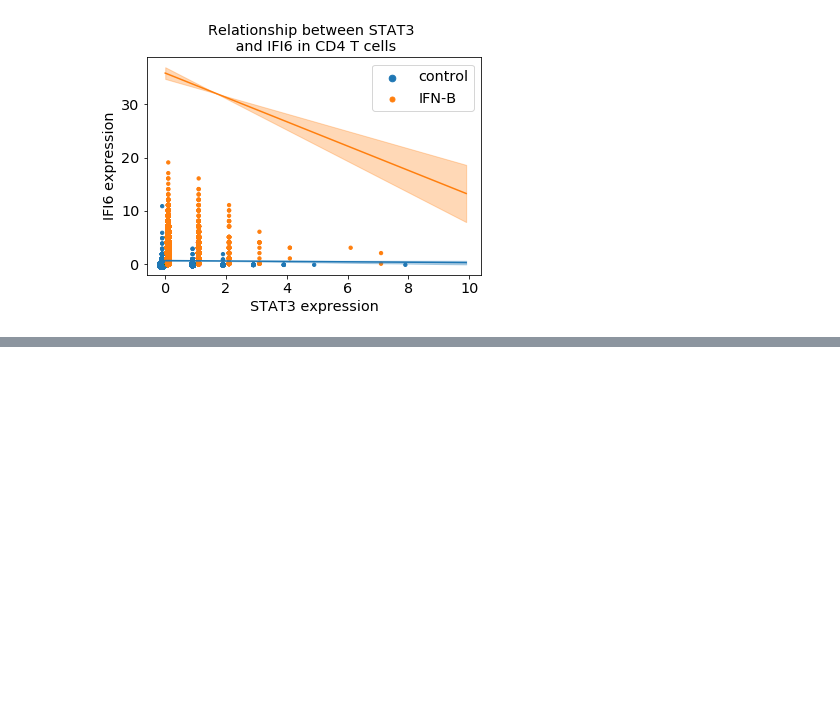
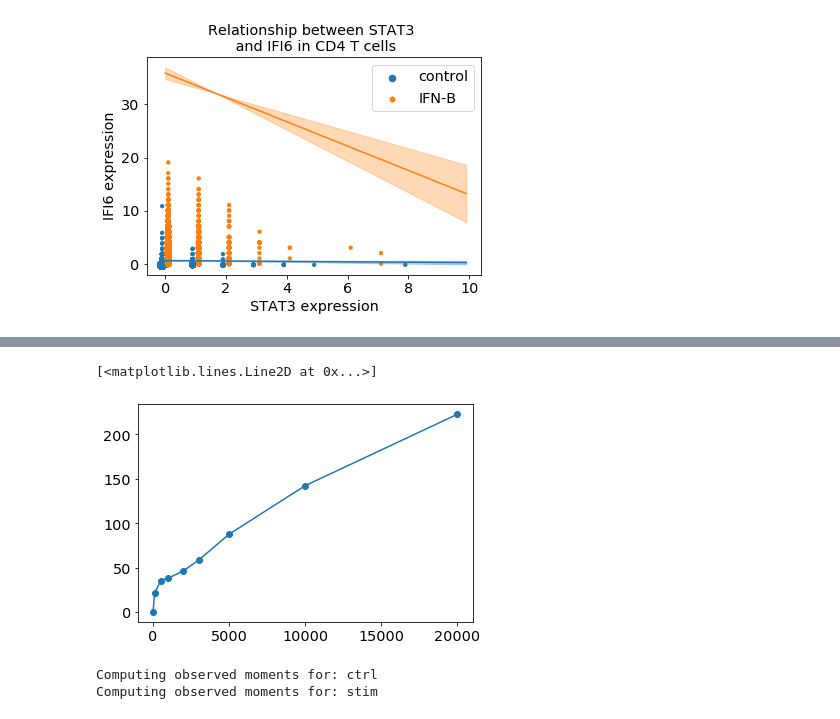
Before and after one commit to yelabucsf/scrna-parameter-estimation, a Jupyter notebook: examples/interferon_stimulation/interferon_analysis_notebook.ipynb, the cells around one changed output, grey strips where cells are left out. Saved outputs shown, nothing was run; the diff lists cells and outputs as text; code cells hidden in the pictures; blank space fills up the shorter version.

```diff
--- a/examples/interferon_stimulation/interferon_analysis_notebook.ipynb
+++ b/examples/interferon_stimulation/interferon_analysis_notebook.ipynb
@@ -766,0 +843,2 @@ plot_diff_corr(dc_result, corr_ci, moment_dict_1d, 'CD4 T cells', 'STAT3', 'IFI6
+# %%
+times = [one_run(N) for N in Ns]
@@ -766,0 +897,7 @@ plot_diff_corr(dc_result, corr_ci, moment_dict_1d, 'CD4 T cells', 'STAT3', 'IFI6
+# %%
+plt.plot(Ns, times, '-o')
+
+#plt.plot(Ns, np.array(Ns)*times[0]/Ns[0])
+# %% [output]
+[<matplotlib.lines.Line2D at 0x...>]
+[figure, added]
@@ -766,0 +912,5 @@ plot_diff_corr(dc_result, corr_ci, moment_dict_1d, 'CD4 T cells', 'STAT3', 'IFI6
+# %%
+estimator.estimate_beta_sq(tolerance=3)
+# %% [output]
+Computing observed moments for: ctrl
+Computing observed moments for: stim
```
Also changed, not shown: parts of 19 cells of this notebook, 12 other files.
